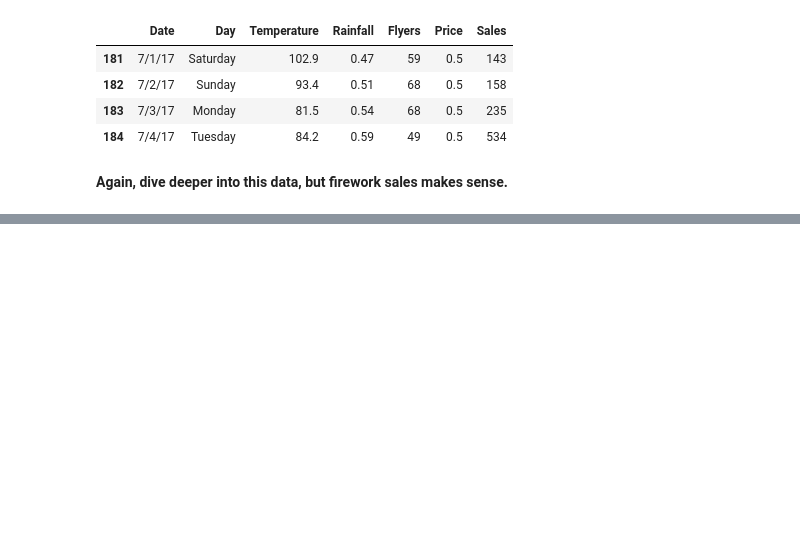
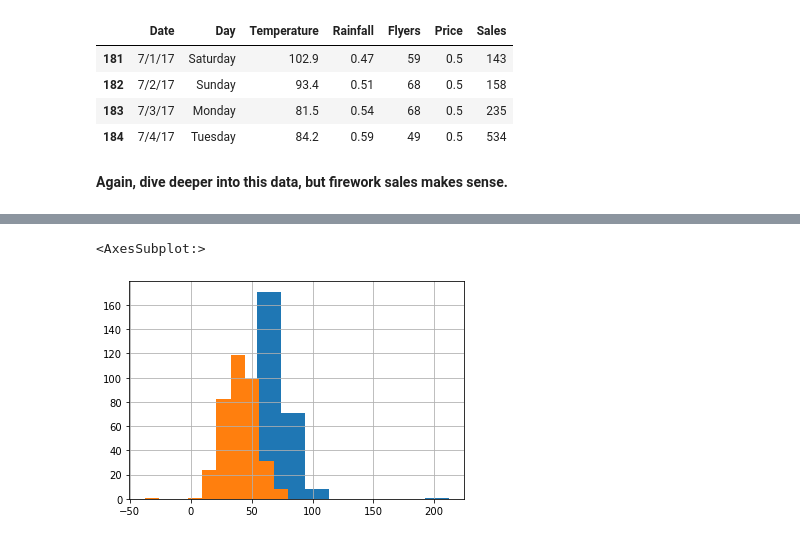
Before and after one commit to lochlynlaskowski/anomaly-detection-exercises, a Jupyter notebook: continuous_probabilistic_methods.ipynb, the cells around one changed output, grey strips where cells are left out. Cells and saved outputs as stored; diff of their text form; code cells hidden in the pictures; blank space fills up the shorter version.

```diff
--- a/continuous_probabilistic_methods.ipynb
+++ b/continuous_probabilistic_methods.ipynb
@@ -214,0 +225,6 @@ df[df.Sales > get_lower_and_upper_bounds(df.Sales,multiplier=3)[1]]
+# %%
+df.Temperature.hist(),
+df.Flyers.hist()
+# %% [output]
+<AxesSubplot:>
+[figure, added]
```
Also changed, not shown: parts of 11 cells of this notebook.
